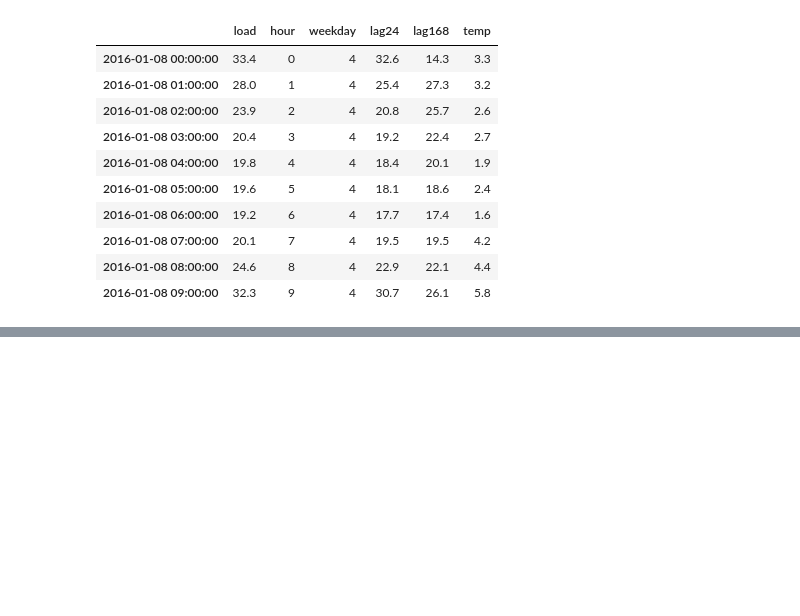
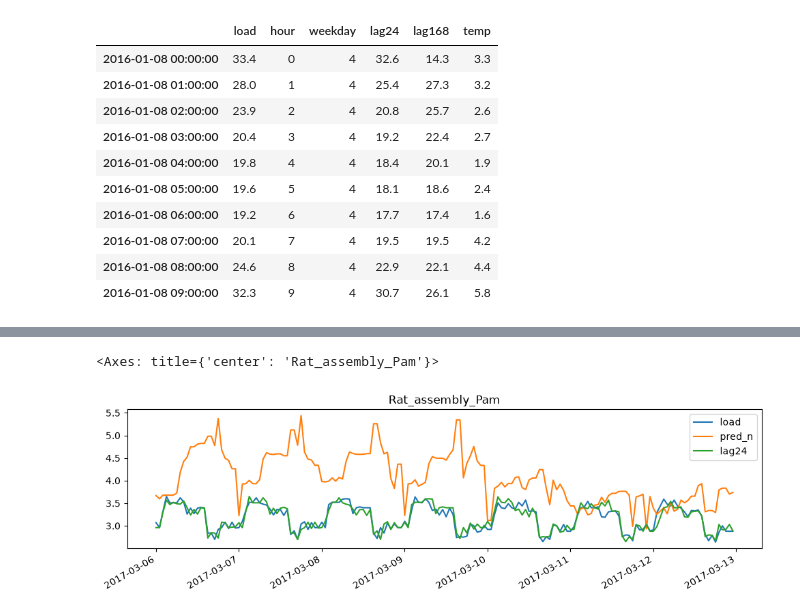
Before and after one commit to sevilkhojasteh/building-energy-trust, a Jupyter notebook: notebooks/02_first_model.ipynb, the cells around one changed output, grey strips where cells are left out. Cells and saved outputs as stored; diff of their text form; code cells hidden in the pictures; blank space fills up the shorter version.

```diff
--- a/notebooks/02_first_model.ipynb
+++ b/notebooks/02_first_model.ipynb
@@ -68,0 +148,17 @@ print("model MAE:", round(mae_model, 2), " | baselines: last week 3.42, yesterda
+# %%
+scale = train.groupby("building")["load"].mean()
+
+for df in (train, test):
+    df["scale"] = df["building"].map(scale)
+    for col in ["load", "lag24", "lag168"]:
+        df[col + "_n"] = df[col] / df["scale"]
+
+features_n = ["hour", "weekday", "lag24_n", "lag168_n", "temp"]
+
+model_n = HistGradientBoostingRegressor(random_state=0)
+model_n.fit(train[features_n], train["load_n"])
+test["pred_n"] = model_n.predict(test[features_n]) * test["scale"]
+
+mae_model_n = test.groupby("building").apply(lambda g: (g["load"] - g["pred_n"]).abs().mean())
+print("normalised model beats the stronger baseline for", (mae_model_n < best_base).mean().round(2), "of buildings")
+print("median improvement:", ((best_base - mae_model_n) / best_base).median().round(3))
@@ -68,0 +170,7 @@ print("model MAE:", round(mae_model, 2), " | baselines: last week 3.42, yesterda
+# %%
+improve = (best_base - mae_model_n) / best_base
+result = pd.DataFrame({"improve": improve,
+                       "type": improve.index.str.split("_").str[1],
+                       "site": improve.index.str.split("_").str[0]})
+print(result.groupby("type")["improve"].agg(["median", "count"]).sort_values("median"))
+print(result.sort_values("improve").head(10))
@@ -68,0 +195,7 @@ print("model MAE:", round(mae_model, 2), " | baselines: last week 3.42, yesterda
+# %%
+worst = result.sort_values("improve").index[0]
+w = test[test["building"] == worst].loc["2017-03-06":"2017-03-12"]
+w[["load", "pred_n", "lag24"]].plot(figsize=(12, 3), title=worst)
+# %% [output]
+<Axes: title={'center': 'Rat_assembly_Pam'}>
+[figure, added]
```
Also changed, not shown: parts of 12 cells of this notebook, 1 other file.
